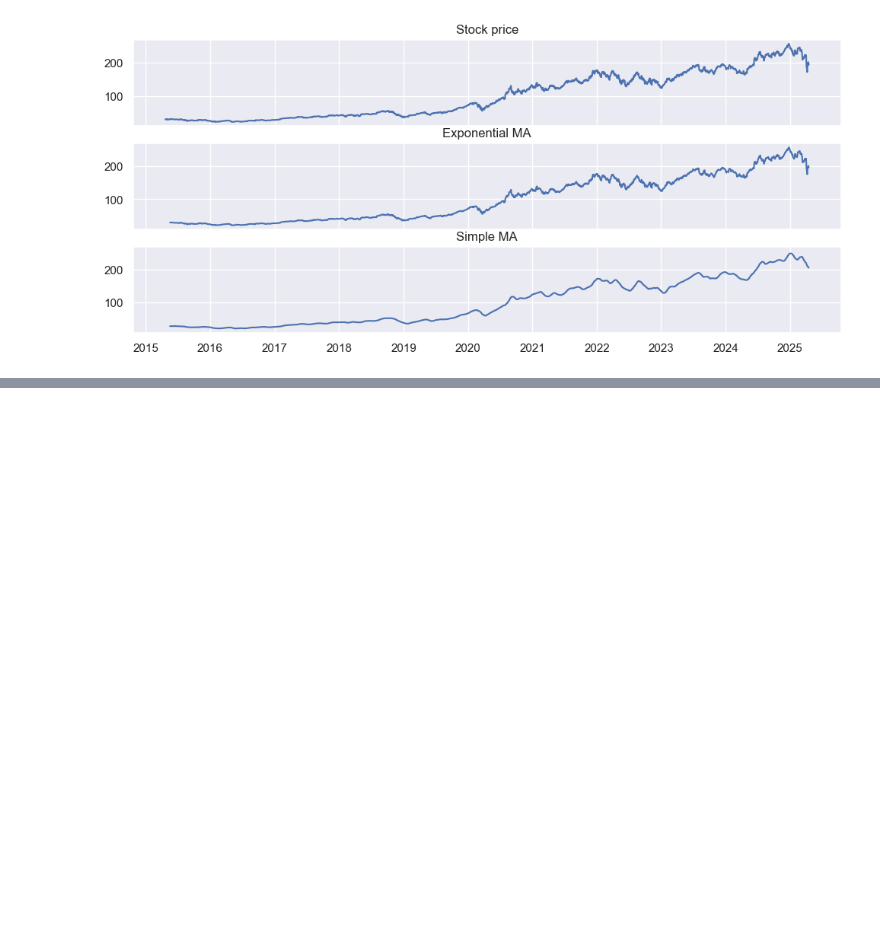
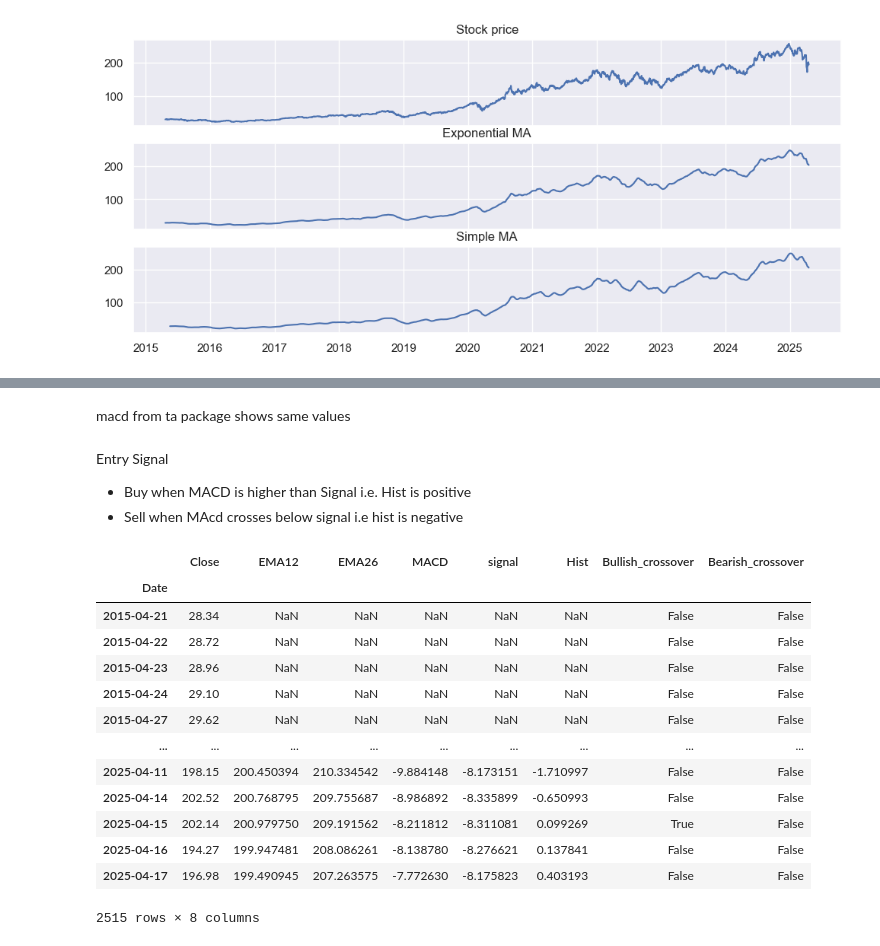
Before and after one commit to shaliniscode/stock_analysis, a Jupyter notebook: technical_indicator_analysis.ipynb, the cells around one changed output, grey strips where cells are left out. Saved outputs shown, nothing was run; the diff lists cells and outputs as text; code cells hidden in the pictures; blank space fills up the shorter version.

```diff
--- a/technical_indicator_analysis.ipynb
+++ b/technical_indicator_analysis.ipynb
@@ -55,0 +183,6 @@ plt.show()
+# %% [markdown]
+macd from ta package shows same values
+# %% [markdown]
+Entry Signal
+* Buy when MACD is higher than Signal i.e. Hist is positive
+* Sell when MAcd crosses below signal i.e hist is negative
@@ -55,0 +192,17 @@ plt.show()
+# %%
+df
+# %% [output]
+|  | Close | EMA12 | EMA26 | MACD | signal | Hist | Bullish_crossover | Bearish_crossover |
+| Date |  |  |  |  |  |  |  |  |
+| 2015-04-21 | 28.34 | NaN | NaN | NaN | NaN | NaN | False | False |
+| 2015-04-22 | 28.72 | NaN | NaN | NaN | NaN | NaN | False | False |
+| 2015-04-23 | 28.96 | NaN | NaN | NaN | NaN | NaN | False | False |
+| 2015-04-24 | 29.10 | NaN | NaN | NaN | NaN | NaN | False | False |
+| 2015-04-27 | 29.62 | NaN | NaN | NaN | NaN | NaN | False | False |
+| ... | ... | ... | ... | ... | ... | ... | ... | ... |
+| 2025-04-11 | 198.15 | 200.450394 | 210.334542 | -9.884148 | -8.173151 | -1.710997 | False | False |
+| 2025-04-14 | 202.52 | 200.768795 | 209.755687 | -8.986892 | -8.335899 | -0.650993 | False | False |
+| 2025-04-15 | 202.14 | 200.979750 | 209.191562 | -8.211812 | -8.311081 | 0.099269 | True | False |
+| 2025-04-16 | 194.27 | 199.947481 | 208.086261 | -8.138780 | -8.276621 | 0.137841 | False | False |
+| 2025-04-17 | 196.98 | 199.490945 | 207.263575 | -7.772630 | -8.175823 | 0.403193 | False | False |
+2515 rows × 8 columns
```
Also changed, not shown: parts of 18 cells of this notebook, 1 other file.
